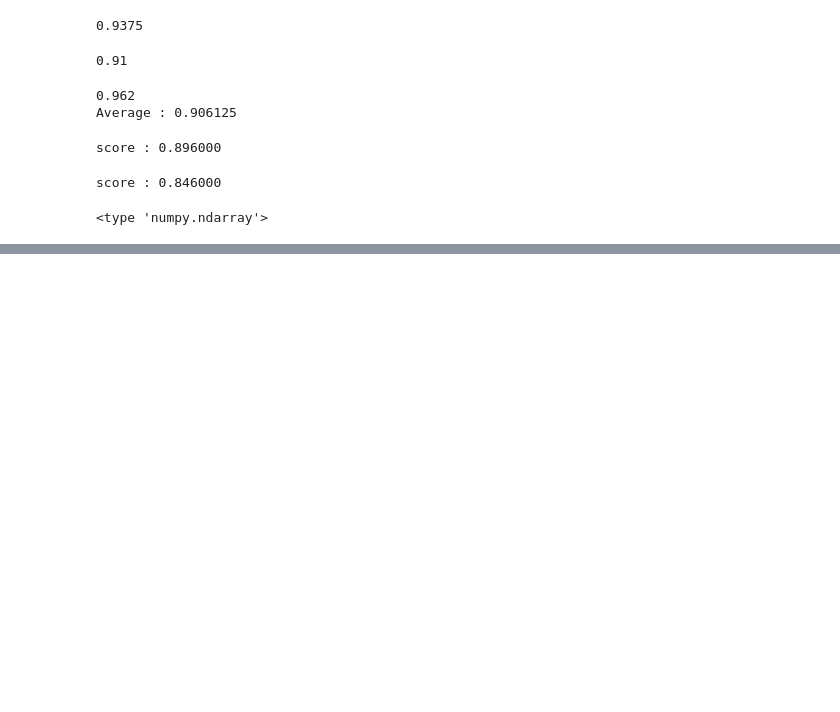
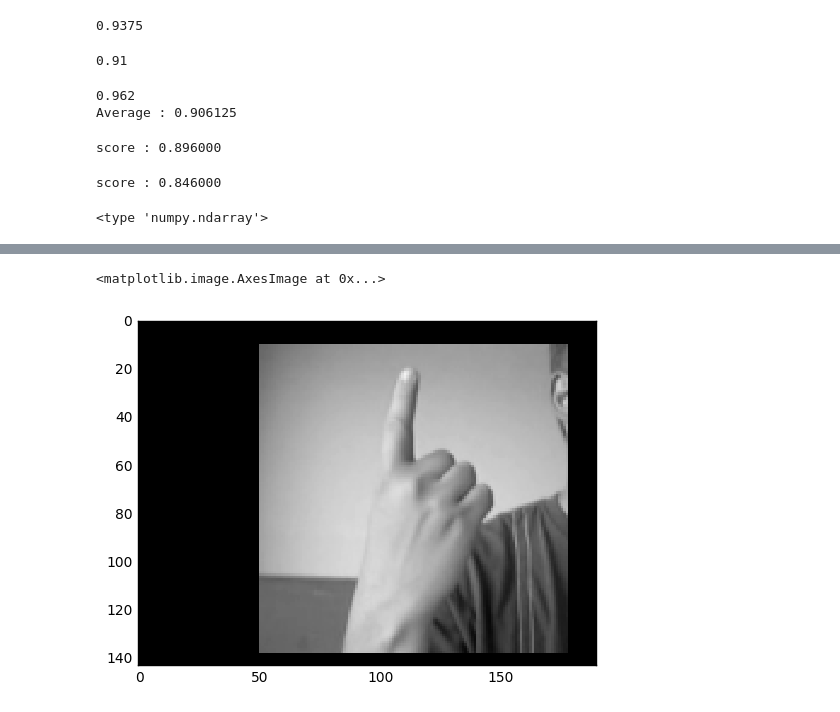
Before and after one commit to abhiravg/sign-language-detector, a Jupyter notebook: hand-non-hand-clf.ipynb, the cells around one changed output, grey strips where cells are left out. Saved outputs shown, nothing was run; the diff lists cells and outputs as text; code cells hidden in the pictures; blank space fills up the shorter version.

```diff
--- a/hand-non-hand-clf.ipynb
+++ b/hand-non-hand-clf.ipynb
@@ -362,0 +391,7 @@ io.imshow(test_imgg1)
+# %%
+test_imgg3 = conf_maps[2][0].copy()
+test_imgg3[conf_maps[2][1]!=conf_maps[2][1].max()] = 0
+io.imshow(test_imgg3)
+# %% [output]
+<matplotlib.image.AxesImage at 0x...>
+[figure, added]
```
Also changed, not shown: parts of 9 cells of this notebook.
